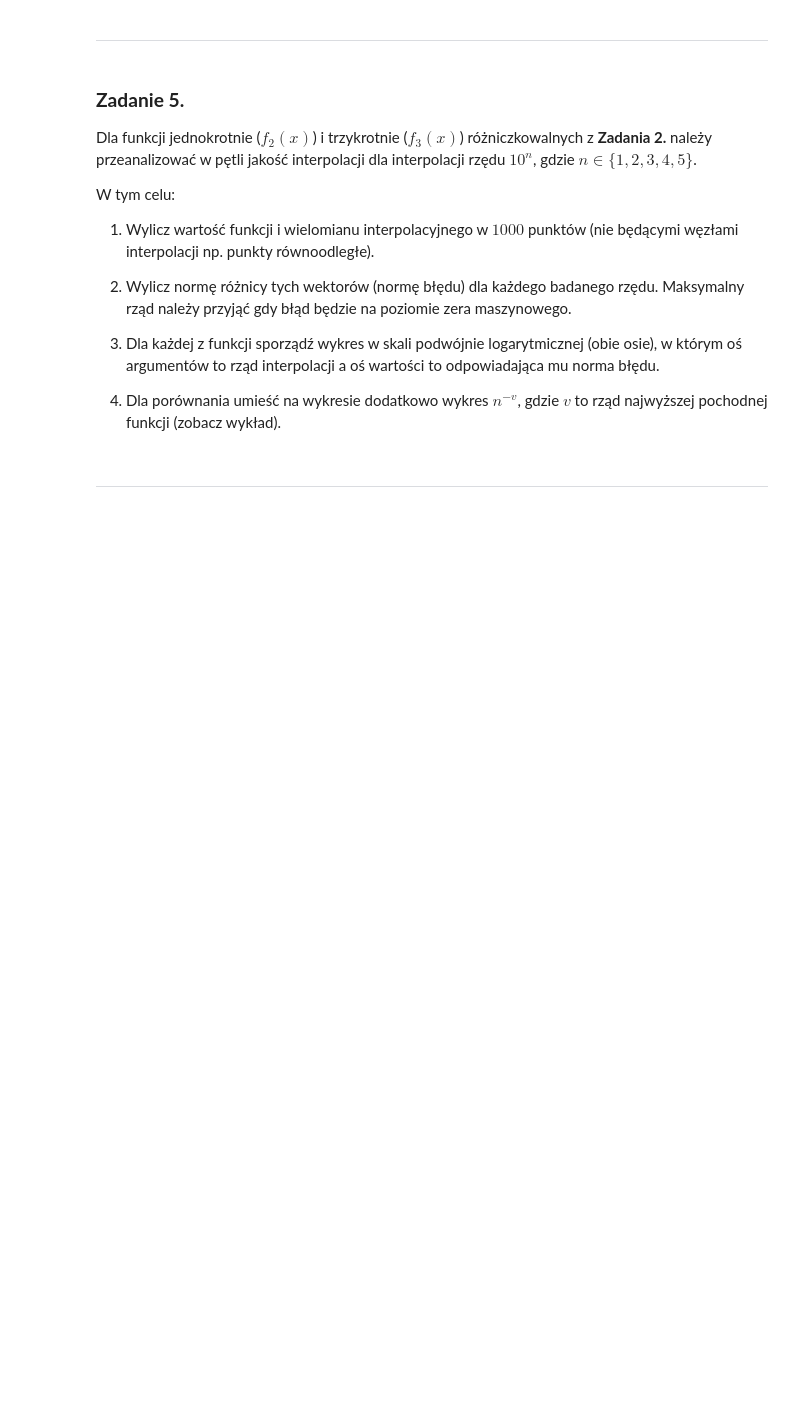
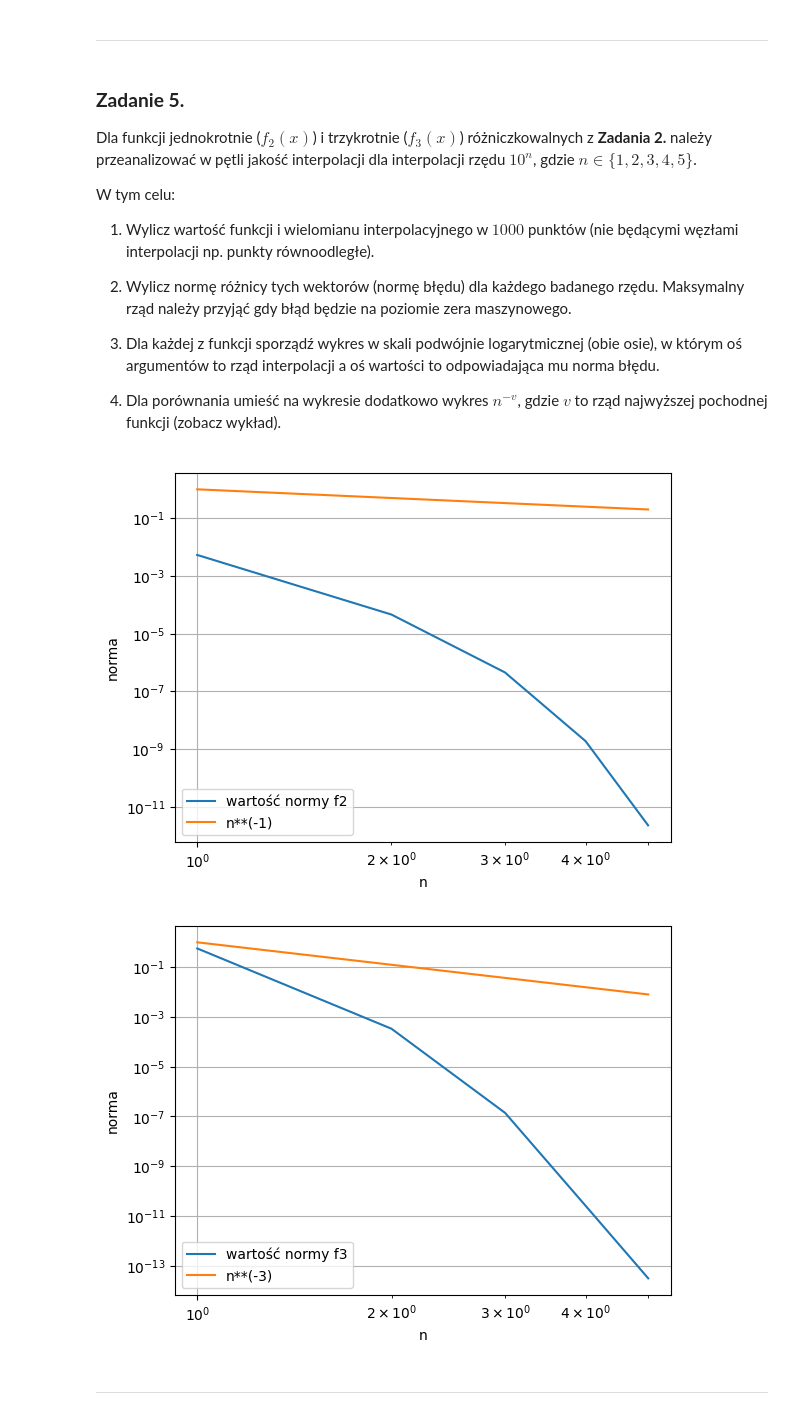
Before and after one commit to MN-KJ-2025/lab9-interpolacja-PiotrGalazka, a Jupyter notebook: sprawozdanie.ipynb, the cells around one changed output. Saved outputs shown, nothing was run; the diff lists cells and outputs as text; code cells hidden in the pictures; blank space fills up the shorter version.

```diff
--- a/sprawozdanie.ipynb
+++ b/sprawozdanie.ipynb
@@ -179,3 +215,59 @@ W tym celu:
+# %%
+# ===== Twoja implementacja tutaj =====
+norma2 = []
+norma3 =[]
+for n1 in np.linspace(1,5,5):
+
+    x = np.linspace(-1, 1, 1000)
+
+    # Węzły Czebyszewa
+    n = int(10**n1)  # Liczba węzłów
+    xch = main.chebyshev_nodes(n)
+    x_w = main.bar_cheb_weights(n)
+
+    # Interpoalcja
+    yimp_main = main.barycentric_inte(xch,f2(xch),x_w,x)
+
+    norma2.append((main.L_inf(f2(x),yimp_main)))
+
+for n1 in np.linspace(1,5,5):
+
+    x = np.linspace(-1, 1, 1000)
+
+    # Węzły Czebyszewa
+    n = int(10**n1)  # Liczba węzłów
+    xch = main.chebyshev_nodes(n)
+    x_w = main.bar_cheb_weights(n)
+
+    # Interpoalcja
+    yimp_main = main.barycentric_inte(xch,f3(xch),x_w,x)
+
+    norma3.append((main.L_inf(f3(x),yimp_main)))
+
+n_plt = np.linspace(1,5,5)
+
+plt.plot(n_plt,norma2, label = 'wartość normy f2')
+plt.plot(n_plt,n_plt**(-1), label = 'n**(-1)')
+plt.xlabel("n")
+plt.ylabel("norma")
+plt.xscale("log")
+plt.yscale("log")
+plt.legend(loc=0)
+plt.grid()
+plt.show()
+
+plt.plot(n_plt,norma3, label = 'wartość normy f3')
+plt.plot(n_plt,n_plt**(-3), label = 'n**(-3)')
+plt.xlabel("n")
+plt.ylabel("norma")
+plt.xscale("log")
+plt.yscale("log")
+plt.legend(loc=0)
+plt.grid()
+plt.show()
+# %% [output]
+[figure, added]
+[figure, added]
 # %% [markdown]
 ---
 # %% [markdown]
```
Also changed, not shown: parts of 5 cells of this notebook.
